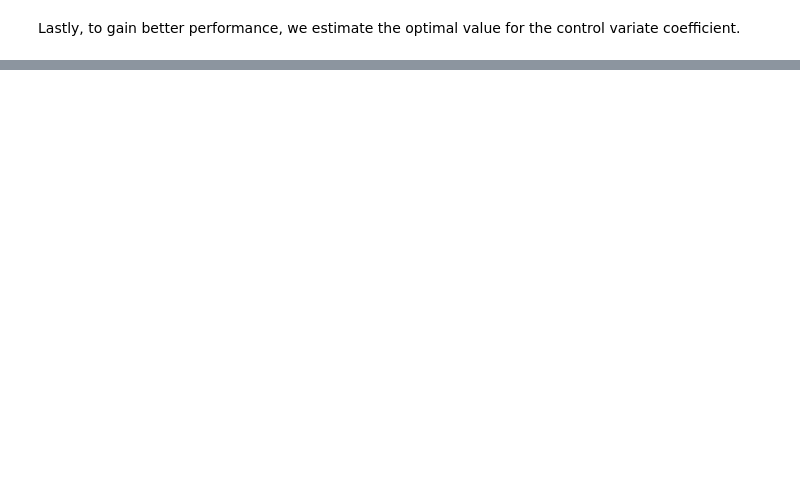
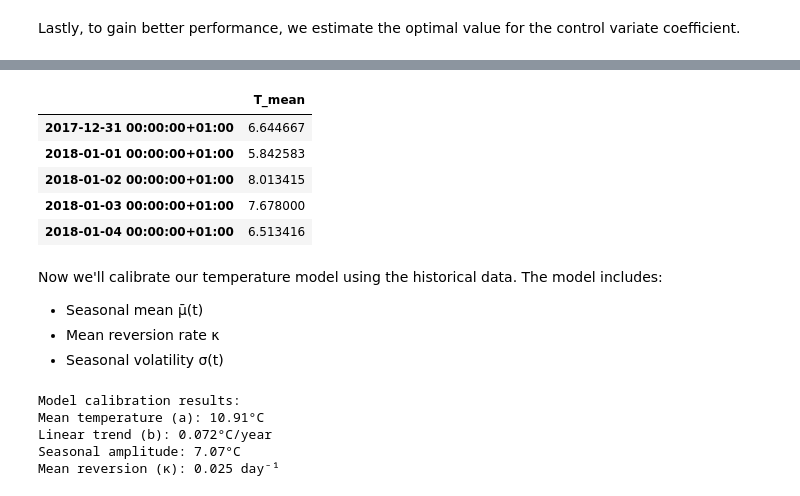
Before and after one commit to JCMarcelis/Computational_Finance, a Jupyter notebook: main.ipynb, the cells around one changed output, grey strips where cells are left out. Drawn from its saved outputs; the diff is of its cells as text; code cells hidden in the pictures; blank space fills up the shorter version.

Commit message:
weather derivatives!!

```diff
--- a/main.ipynb
+++ b/main.ipynb
@@ -163,0 +235,64 @@ print(f"CV Monte Carlo price = {result_singleM_opt_c['control_var'][0]}. StdErr
+# %%
+# Setup API client with caching
+cache_session = requests_cache.CachedSession(".openmeteo_cache", expire_after=3600)
+retry_session = retry(cache_session, retries=5, backoff_factor=0.2)
+openmeteo = openmeteo_requests.Client(session=retry_session)
+
+# Query parameters for Amsterdam
+url = "https://archive-api.open-meteo.com/v1/archive"
+params = {
+    "latitude": 52.37,
+    "longitude": 4.89,
+    "start_date": "2018-01-01",
+    "end_date": "2024-12-31",
+    "daily": "temperature_2m_mean",
+    "timezone": "Europe/Amsterdam",
+}
+
+# Fetch and process data
+response = openmeteo.weather_api(url, params=params)[0]
+daily = response.Daily()
+temp_np = daily.Variables(0).ValuesAsNumpy()
+
+dates_idx = pd.date_range(
+    start=pd.Timestamp(daily.Time(), unit="s", tz="UTC")
+          .tz_convert("Europe/Amsterdam")
+          .normalize(),
+    periods=len(temp_np),
+    freq="D"
+)
+
+df = (
+    pd.DataFrame({"T_mean": temp_np}, index=dates_idx)
+      .asfreq("D")
+      .interpolate(limit_direction="both")
+)
+
+df.head()
+# %% [output]
+|  | T_mean |
+| 2017-12-31 00:00:00+01:00 | 6.644667 |
+| 2018-01-01 00:00:00+01:00 | 5.842583 |
+| 2018-01-02 00:00:00+01:00 | 8.013415 |
+| 2018-01-03 00:00:00+01:00 | 7.678000 |
+| 2018-01-04 00:00:00+01:00 | 6.513416 |
+# %% [markdown]
+Now we'll calibrate our temperature model using the historical data.
+The model includes:
+- Seasonal mean μ̄(t)
+- Mean reversion rate κ
+- Seasonal volatility σ(t)
+# %%
+model = calibrate_from_data(df)
+
+print("Model calibration results:")
+print(f"Mean temperature (a): {model.a:.2f}°C")
+print(f"Linear trend (b): {model.b*365.25:.3f}°C/year")  # convert to annual rate
+print(f"Seasonal amplitude: {np.sqrt(model.a1**2 + model.b1**2):.2f}°C")
+print(f"Mean reversion (κ): {model.kappa:.3f} day⁻¹")
+# %% [output]
+Model calibration results:
+Mean temperature (a): 10.91°C
+Linear trend (b): 0.072°C/year
+Seasonal amplitude: 7.07°C
+Mean reversion (κ): 0.025 day⁻¹
```
Also changed, not shown: parts of 19 cells of this notebook, 9 other files.
